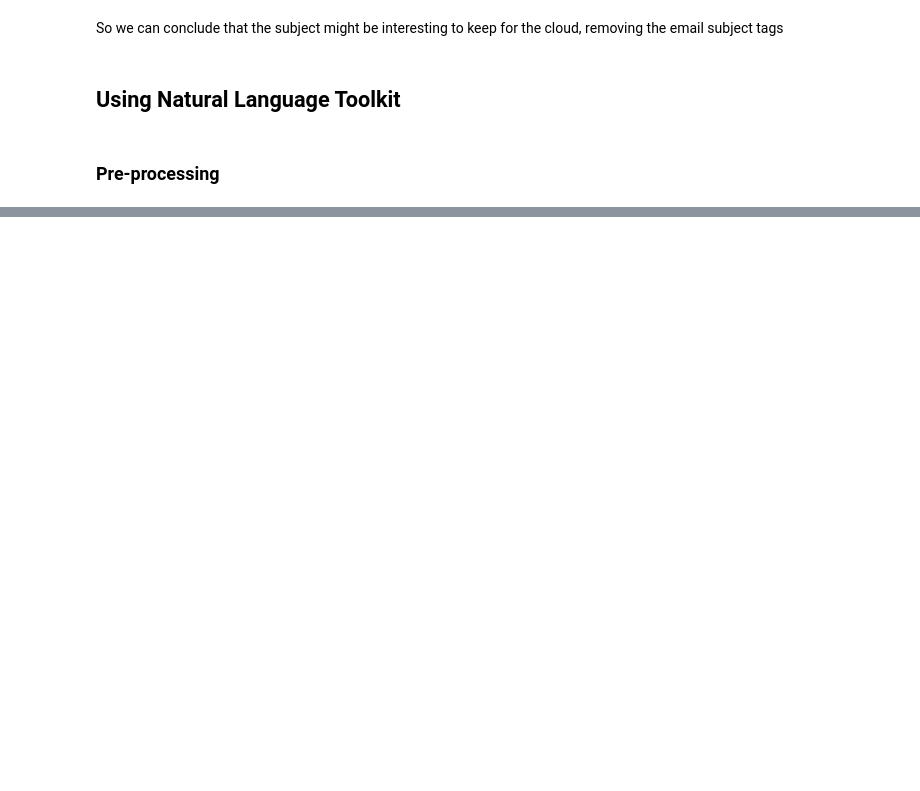
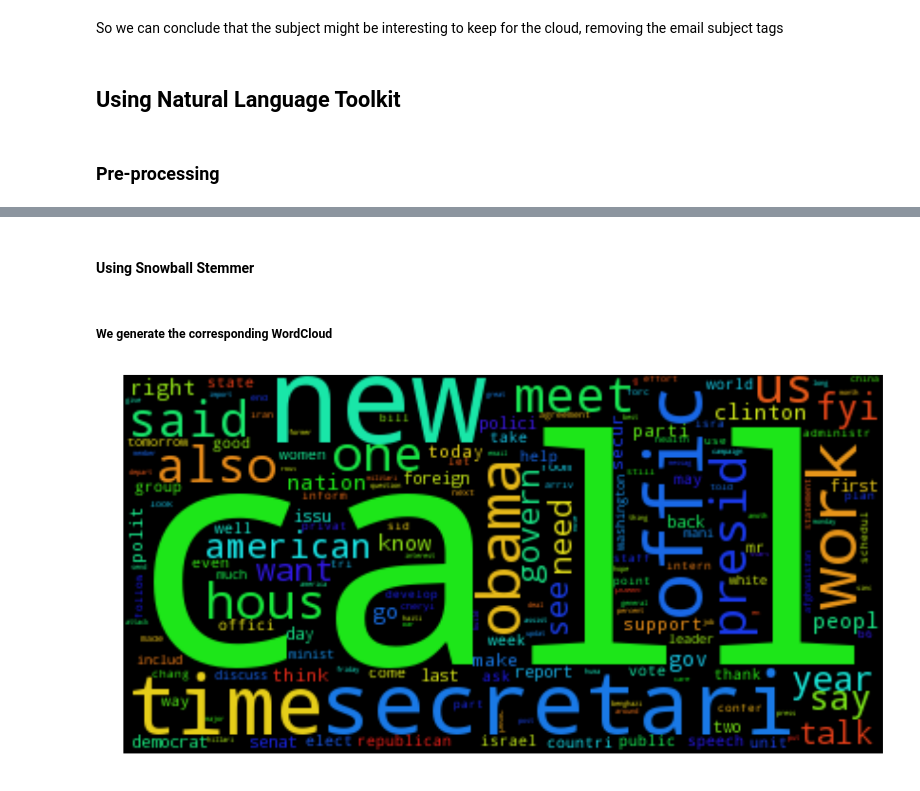
Before and after one commit to ireneu/ada, a Jupyter notebook: HW05/05 - Taming Text.ipynb, the cells around one changed output, grey strips where cells are left out. Cells and saved outputs as stored; diff of their text form; code cells hidden in the pictures; blank space fills up the shorter version.

```diff
--- a/HW05/05 - Taming Text.ipynb
+++ b/HW05/05 - Taming Text.ipynb
@@ -75,0 +127,18 @@ So we can conclude that the subject might be interesting to keep for the cloud,
+# %% [markdown]
+#### Using Snowball Stemmer
+# %%
+from nltk.stem.snowball import SnowballStemmer
+
+stemmer = SnowballStemmer("english", ignore_stopwords=True)
+snowball_stemmed_tokens = [stemmer.stem(token) for token in filtered_tokens]
+# %% [markdown]
+##### We generate the corresponding WordCloud
+# %%
+snowball_filtered_wordcloud = WordCloud().generate(' '.join(snowball_stemmed_tokens))
+
+plt.figure(figsize=(15,10))
+plt.imshow(snowball_filtered_wordcloud)
+plt.axis('off')
+plt.show()
+# %% [output]
+[figure, added]
```
Also changed, not shown: parts of 20 cells of this notebook, 5 other files.
